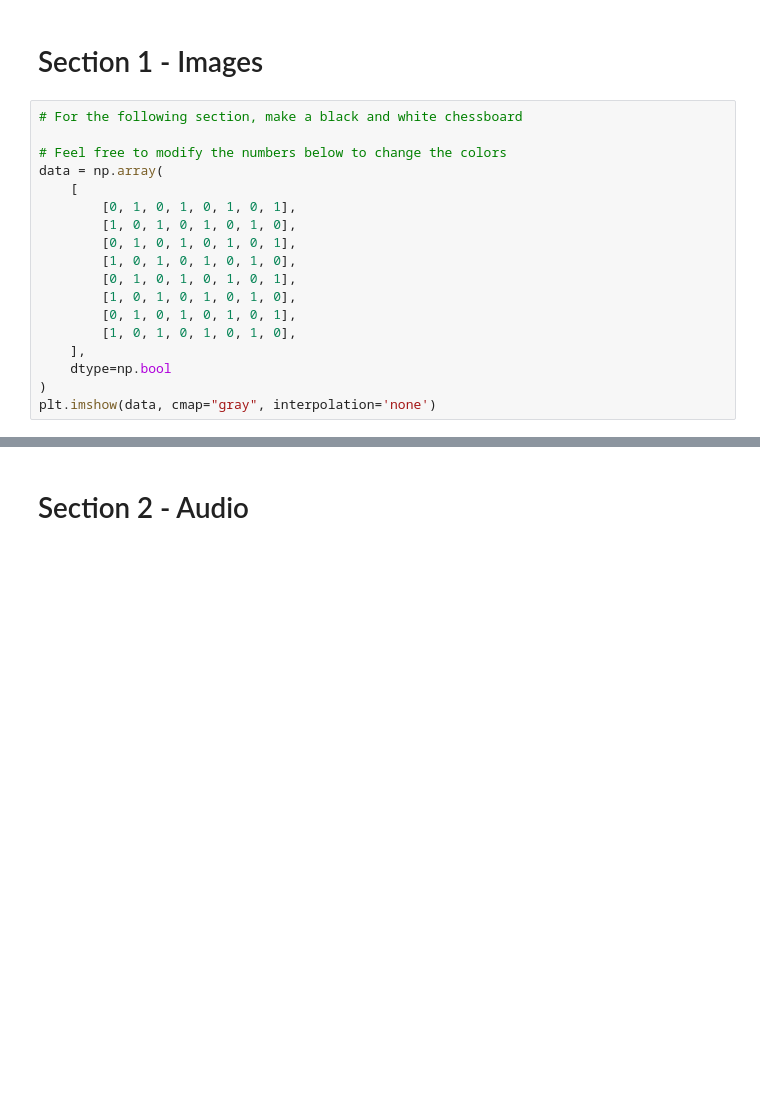
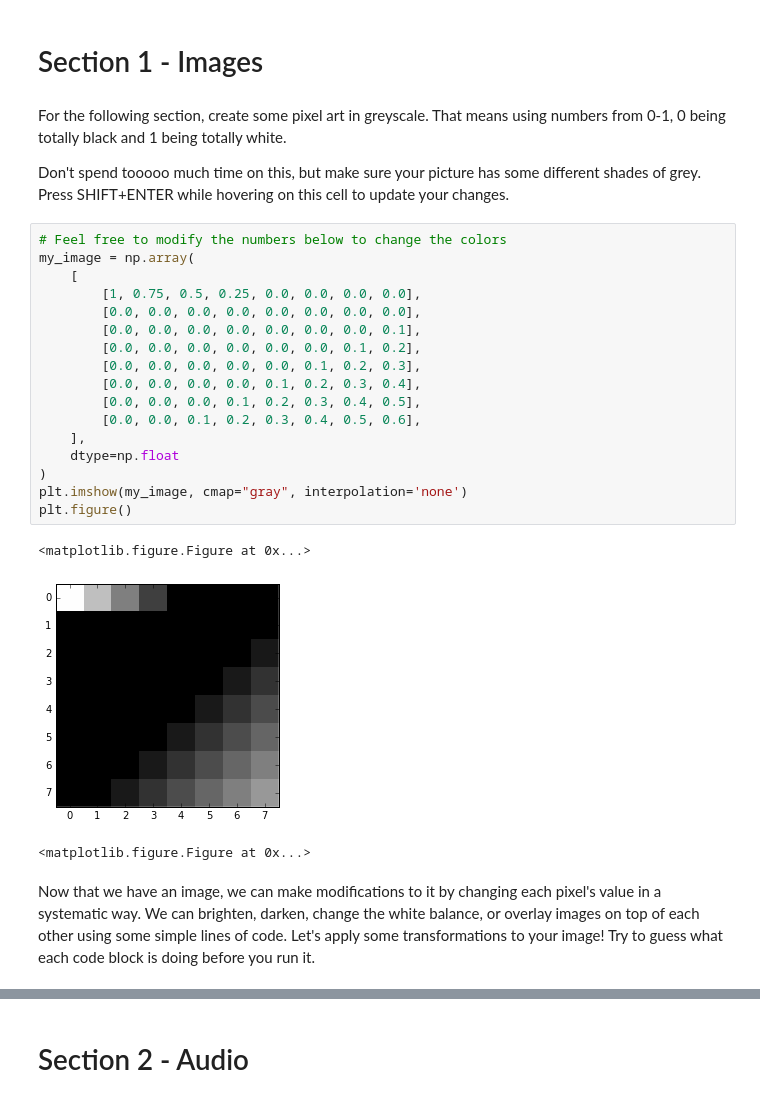
Before and after one commit to HKNDecal/HKNDecal, a Jupyter notebook: session2/Session 2.ipynb, the cells around one changed output, grey strips where cells are left out. Cells and saved outputs as stored; diff of their text form; blank space fills up the shorter version.

Commit message:
revised session 2 image section

```diff
--- a/session2/Session 2.ipynb
+++ b/session2/Session 2.ipynb
@@ -10,20 +25,32 @@ import util
 # %% [markdown]
 # Section 1 - Images
+# %% [markdown]
+For the following section, create some pixel art in greyscale. That means
+using numbers from 0-1, 0 being totally black and 1 being totally white.
+
+Don't spend tooooo much time on this, but make sure your picture has some
+different shades of grey. Press SHIFT+ENTER while hovering on this cell to
+update your changes.
 # %%
-# For the following section, make a black and white chessboard
-
 # Feel free to modify the numbers below to change the colors
-data = np.array(
+my_image = np.array(
     [
-        [0, 1, 0, 1, 0, 1, 0, 1],
-        [1, 0, 1, 0, 1, 0, 1, 0],
-        [0, 1, 0, 1, 0, 1, 0, 1],
-        [1, 0, 1, 0, 1, 0, 1, 0],
-        [0, 1, 0, 1, 0, 1, 0, 1],
-        [1, 0, 1, 0, 1, 0, 1, 0],
-        [0, 1, 0, 1, 0, 1, 0, 1],
-        [1, 0, 1, 0, 1, 0, 1, 0],
+        [1, 0.75, 0.5, 0.25, 0.0, 0.0, 0.0, 0.0],
+        [0.0, 0.0, 0.0, 0.0, 0.0, 0.0, 0.0, 0.0],
+        [0.0, 0.0, 0.0, 0.0, 0.0, 0.0, 0.0, 0.1],
+        [0.0, 0.0, 0.0, 0.0, 0.0, 0.0, 0.1, 0.2],
+        [0.0, 0.0, 0.0, 0.0, 0.0, 0.1, 0.2, 0.3],
+        [0.0, 0.0, 0.0, 0.0, 0.1, 0.2, 0.3, 0.4],
+        [0.0, 0.0, 0.0, 0.1, 0.2, 0.3, 0.4, 0.5],
+        [0.0, 0.0, 0.1, 0.2, 0.3, 0.4, 0.5, 0.6],
     ],
-    dtype=np.bool
+    dtype=np.float
 )
-plt.imshow(data, cmap="gray", interpolation='none')
+plt.imshow(my_image, cmap="gray", interpolation='none')
+plt.figure()
+# %% [output]
+<matplotlib.figure.Figure at 0x...>
+[figure, added]
+<matplotlib.figure.Figure at 0x...>
+# %% [markdown]
+Now that we have an image, we can make modifications to it by changing each pixel's value in a systematic way. We can brighten, darken, change the white balance, or overlay images on top of each other using some simple lines of code. Let's apply some transformations to your image! Try to guess what each code block is doing before you run it.
```
Also changed, not shown: parts of 18 cells of this notebook.
